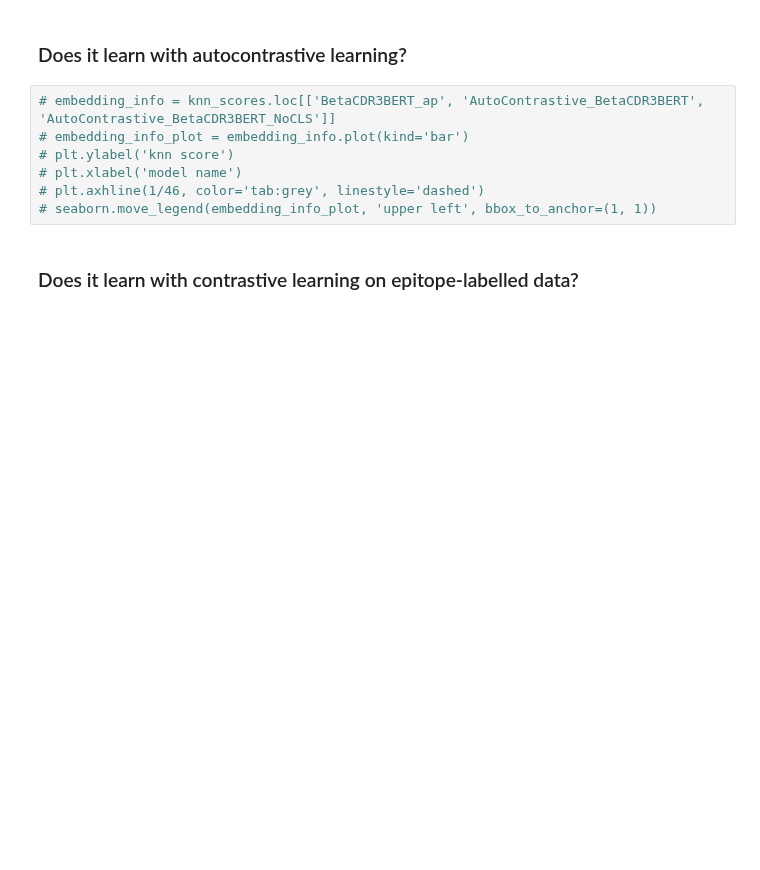
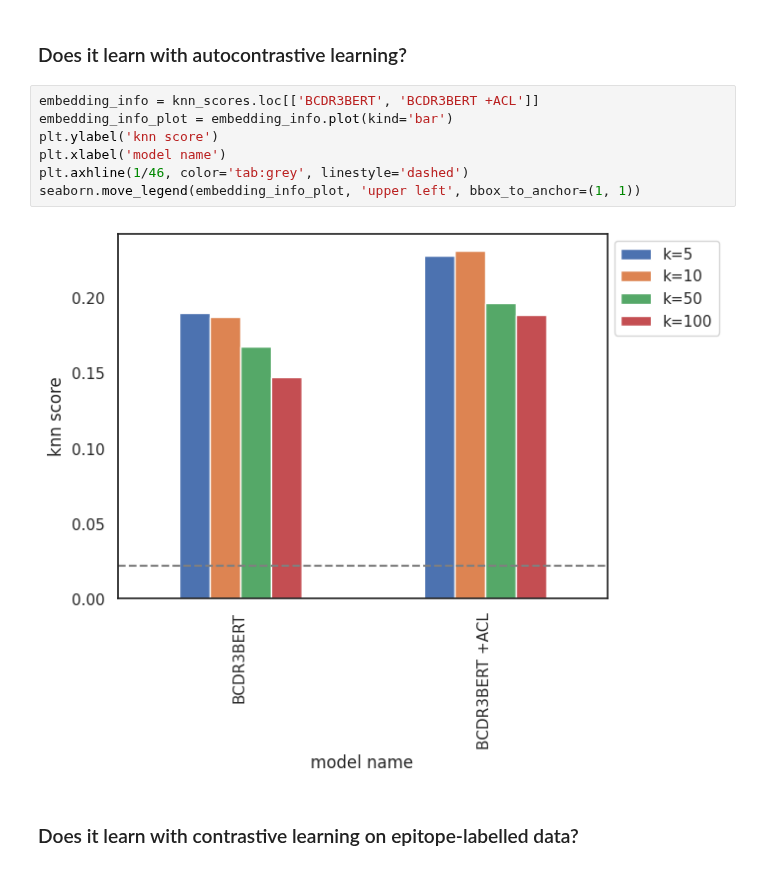
Before and after one commit to yutanagano/tcrlm, a Jupyter notebook: notebooks/model_comparison_beta.ipynb, the cells around one changed output. Drawn from its saved outputs; the diff is of its cells as text; blank space fills up the shorter version.

```diff
--- a/notebooks/model_comparison_beta.ipynb
+++ b/notebooks/model_comparison_beta.ipynb
@@ -72,12 +73,14 @@ seaborn.move_legend(embedding_info_plot, 'upper left', bbox_to_anchor=(1, 1))
 # %% [markdown]
 ### Does it learn with autocontrastive learning?
 # %%
-# embedding_info = knn_scores.loc[['BetaCDR3BERT_ap', 'AutoContrastive_BetaCDR3BERT', 'AutoContrastive_BetaCDR3BERT_NoCLS']]
-# embedding_info_plot = embedding_info.plot(kind='bar')
-# plt.ylabel('knn score')
-# plt.xlabel('model name')
-# plt.axhline(1/46, color='tab:grey', linestyle='dashed')
-# seaborn.move_legend(embedding_info_plot, 'upper left', bbox_to_anchor=(1, 1))
+embedding_info = knn_scores.loc[['BCDR3BERT', 'BCDR3BERT +ACL']]
+embedding_info_plot = embedding_info.plot(kind='bar')
+plt.ylabel('knn score')
+plt.xlabel('model name')
+plt.axhline(1/46, color='tab:grey', linestyle='dashed')
+seaborn.move_legend(embedding_info_plot, 'upper left', bbox_to_anchor=(1, 1))
+# %% [output]
+[figure, added]
 # %% [markdown]
 ### Does it learn with contrastive learning on epitope-labelled data?
 # %%
```
Also changed, not shown: parts of 4 cells of this notebook, 8 other files.
